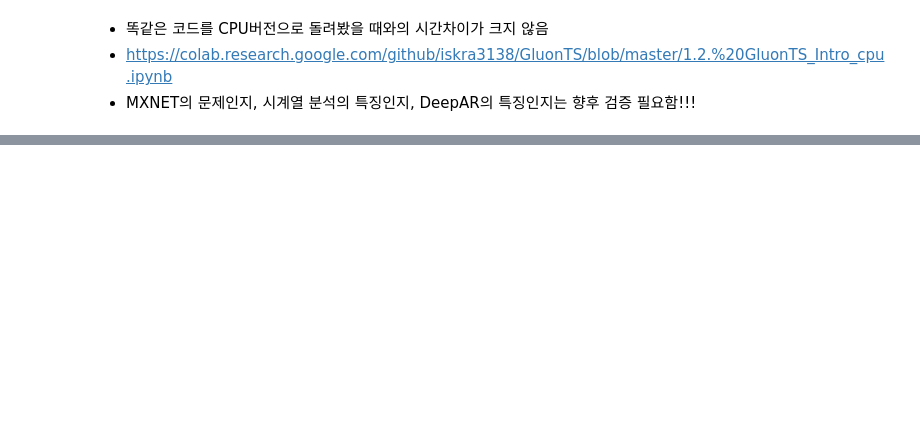
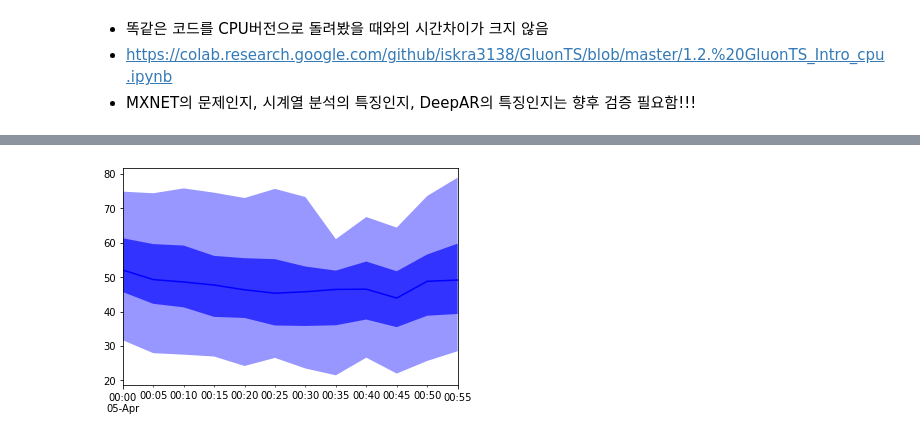
Before and after one commit to iskra3138/GluonTS, a Jupyter notebook: 1_1_GluonTS_Intro.ipynb, the cells around one changed output, grey strips where cells are left out. Cells and saved outputs as stored; diff of their text form; code cells hidden in the pictures; blank space fills up the shorter version.

```diff
--- a/1_1_GluonTS_Intro.ipynb
+++ b/1_1_GluonTS_Intro.ipynb
@@ -151,0 +293,4 @@ INFO:root:End model training
+# %%
+prediction.plot(output_file='graph.png')
+# %% [output]
+[figure, added]
```
Also changed, not shown: parts of 27 cells of this notebook.
